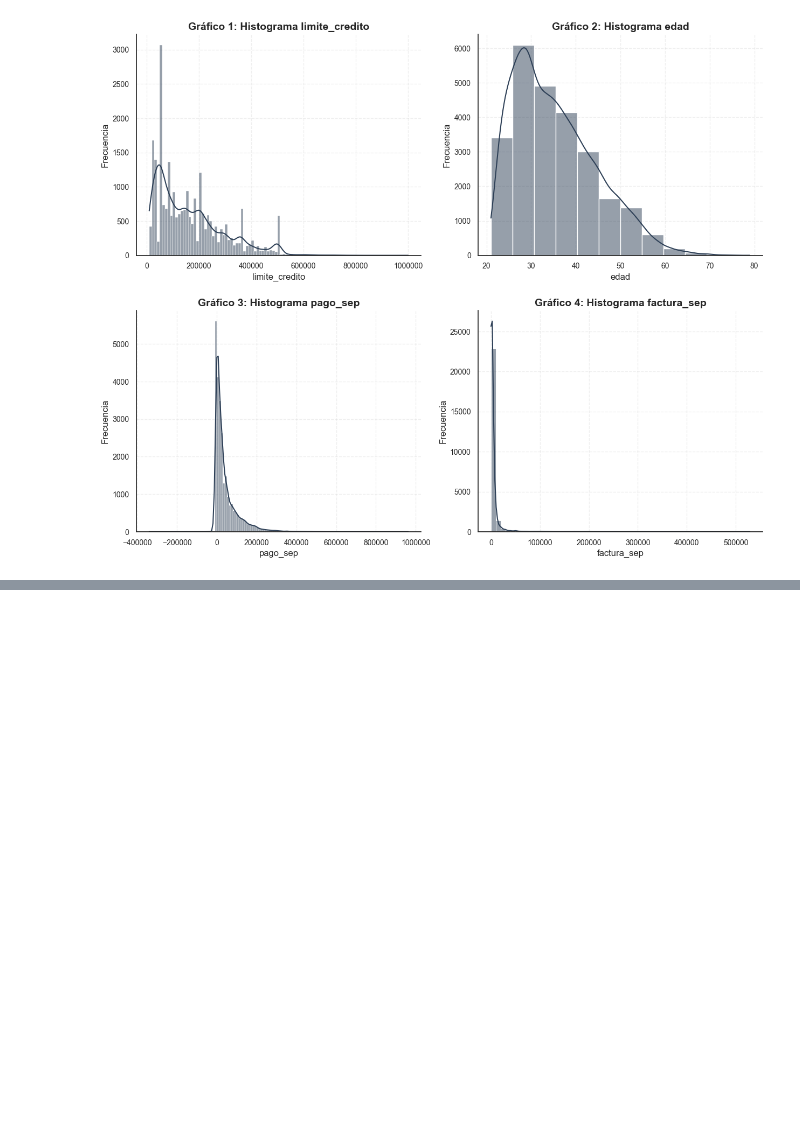
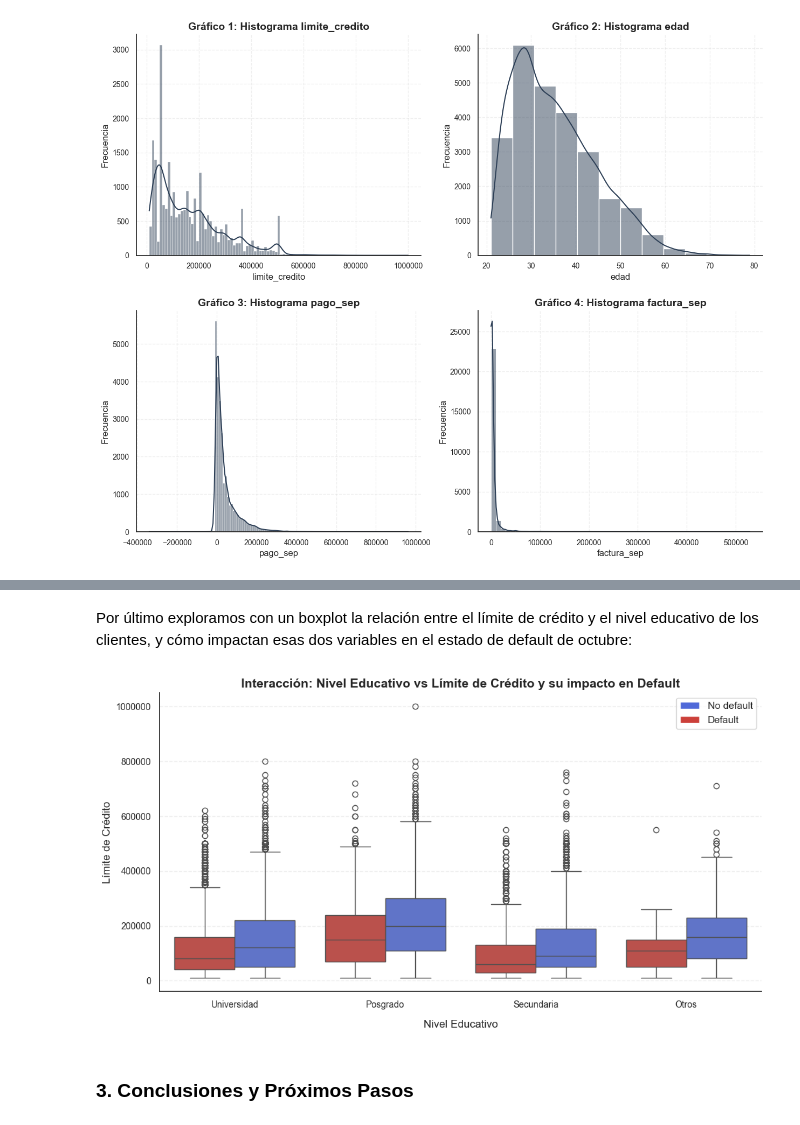
Before and after one commit to matvergara/CreditDefault-IAA-TPF, a Jupyter notebook: notebooks/02-exploración.ipynb, the cells around one changed output, grey strips where cells are left out. Cells and saved outputs as stored; diff of their text form; code cells hidden in the pictures; blank space fills up the shorter version.

```diff
--- a/notebooks/02-exploración.ipynb
+++ b/notebooks/02-exploración.ipynb
@@ -146,0 +207,17 @@ for i, col in enumerate(col_num):
+# %% [markdown]
+Por último exploramos con un boxplot la relación entre el límite de crédito y el nivel educativo de los clientes, y cómo impactan esas dos variables en el estado de default de octubre:
+# %%
+plt.figure(figsize=(12, 6))
+
+sns.boxplot(data=df_vis, x='educacion', y='limite_credito', hue='default_oct', palette={'No Default': "#4F69D9", 'Default': "#CC403A"})
+
+plt.title('Interacción: Nivel Educativo vs Límite de Crédito y su impacto en Default')
+plt.xlabel('Nivel Educativo', labelpad=12)
+plt.ylabel('Límite de Crédito')
+plt.ticklabel_format(style='plain', axis='y')
+plt.legend(title='', handles=legend_elements)
+plt.show()
+# %% [output]
+[figure, added]
+# %% [markdown]
+### 3. Conclusiones y Próximos Pasos
```
Also changed, not shown: parts of 13 cells of this notebook.
